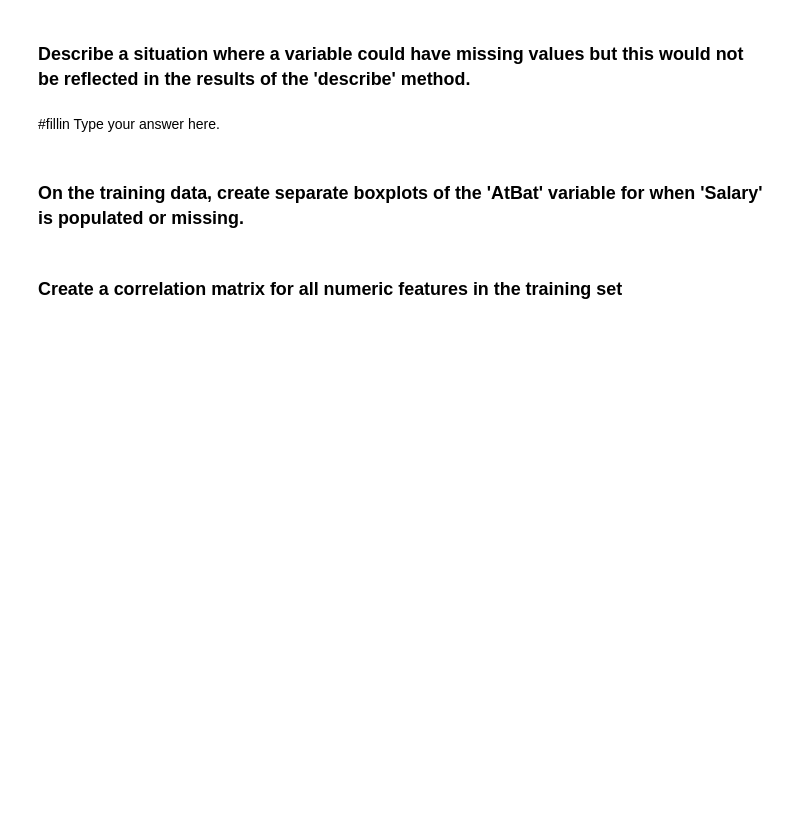
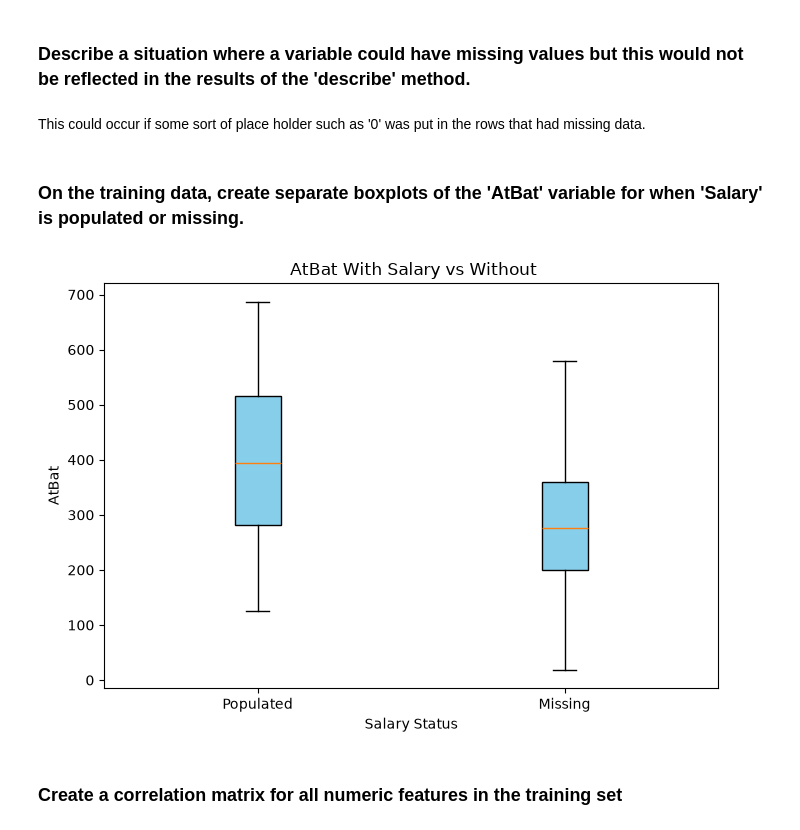
Before and after one commit to paige868/code_2600, a Jupyter notebook: mod03_eda.ipynb, the cells around one changed output. Saved outputs shown, nothing was run; the diff lists cells and outputs as text; code cells hidden in the pictures; blank space fills up the shorter version.

```diff
--- a/mod03_eda.ipynb
+++ b/mod03_eda.ipynb
@@ -100,7 +144,7 @@ for j in range(len(subset.columns)):
 # %% [markdown]
 ### Let's standardize the AtBat feature (i.e., normalize by z-scores). We'll create a new column in the training data called 'AtBat_st' to represent this.
 # %%
-#fillin
+Train["AtBat_st"] = (Train["AtBat"] - Train["AtBat"].mean()) / Train["AtBat"].std(ddof=1)
 # %% [markdown]
 ### How many rows have an 'AtBat' value within the first standard deviation?
 
@@ -114,11 +186,44 @@ Hint: the 'len' magic method returns the number of rows of a dataFrame.
 # %% [markdown]
 ### Describe a situation where a variable could have missing values but this would not be reflected in the results of the 'describe' method.
 # %% [markdown]
-#fillin Type your answer here.
+This could occur if some sort of place holder such as '0' was put in the rows that had missing data.
 # %% [markdown]
 ### On the training data, create separate boxplots of the 'AtBat' variable for when 'Salary' is populated or missing.
 # %%
-#fillin
+
+
+atbat_populated = Train[Train["Salary"].notna()]["AtBat"].dropna()
+atbat_missing = Train[Train["Salary"].isna()]["AtBat"].dropna()
+
+
+fig, axes = plt.subplots(nrows=1, ncols=1, figsize=(7, 5))
+
+
+def range_to_grid(i, Ncol):
+    x = []
+    y = []
+    for n in range(Ncol**2):
+        x.append(int(np.floor(n / Ncol)))
+        y.append(n % Ncol)
+    return x[i], y[i]
+
+
+
+axes.boxplot(
+    [atbat_populated, atbat_missing],
+    tick_labels=["Populated", "Missing"],
+    patch_artist=True,
+    boxprops=dict(facecolor="skyblue"),
+)
+
+axes.set_title(" AtBat With Salary vs Without")
+axes.set_xlabel("Salary Status")
+axes.set_ylabel("AtBat")
+
+plt.tight_layout()
+plt.show()
+# %% [output]
+[figure, added]
 # %% [markdown]
 ### Create a correlation matrix for all numeric features in the training set
 # %%
```
Also changed, not shown: parts of 15 cells of this notebook.
